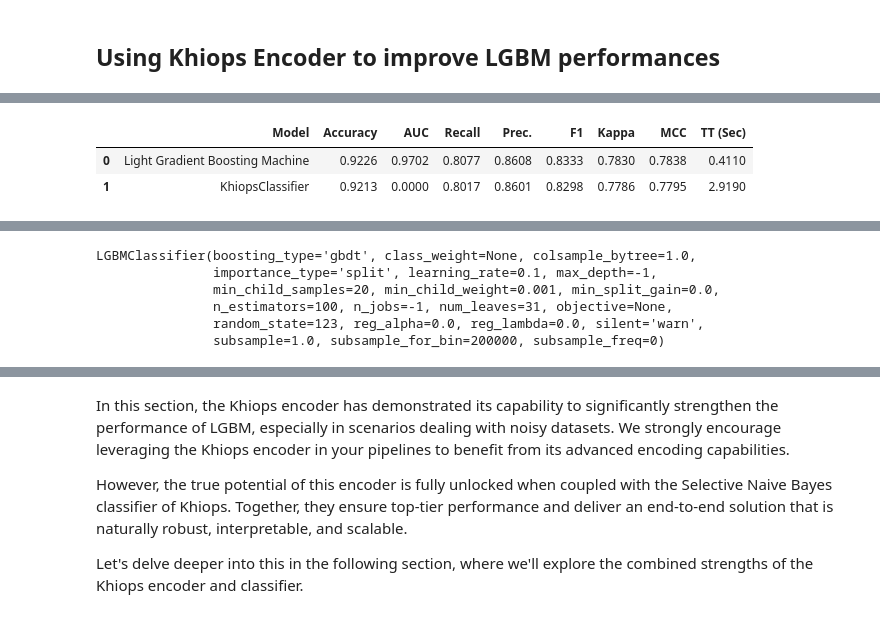
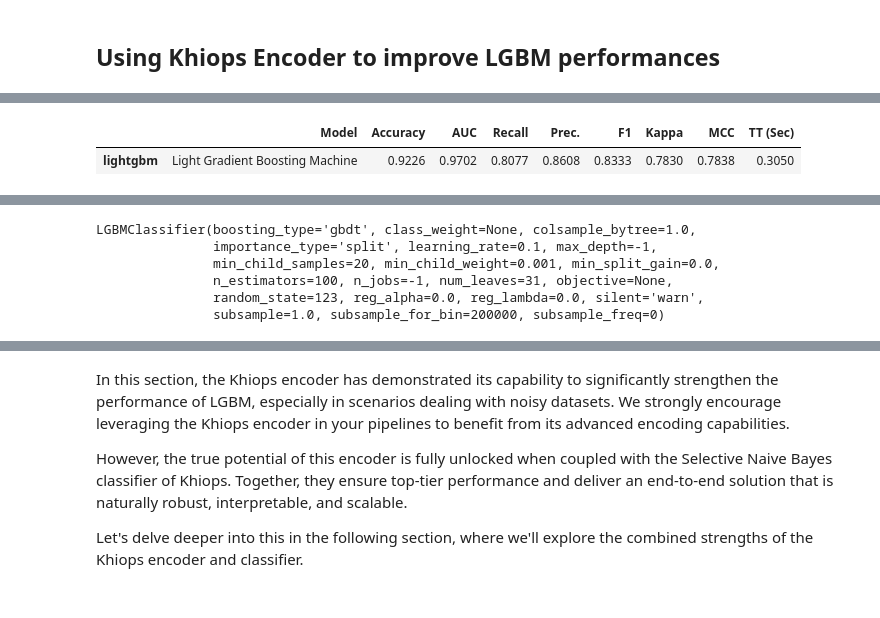
Before and after one commit to KhiopsML/khiops-doc, a Jupyter notebook: docs/advanced/Notebooks/Optimal_Encoding.ipynb, the cells around one changed output, grey strips where cells are left out. Drawn from its saved outputs; the diff is of its cells as text; code cells hidden in the pictures.

```diff
--- a/docs/advanced/Notebooks/Optimal_Encoding.ipynb
+++ b/docs/advanced/Notebooks/Optimal_Encoding.ipynb
@@ -426,12 +426,11 @@ For categorical variables :
 # %%
 # the pyCaret setup for the standard models:
 setup(pd.concat([X_transformed_noisy.reset_index(drop=True), y_train.reset_index(drop=True)], axis=1), target = 'class', session_id=123, verbose=False,preprocess=False)
-compare_models(include=["lightgbm",KhiopsClassifier()])
+compare_models(include=["lightgbm"])
 # %% [output]
 [interactive output not drawn]
 |  | Model | Accuracy | AUC | Recall | Prec. | F1 | Kappa | MCC | TT (Sec) |
-| 0 | Light Gradient Boosting Machine | 0.9226 | 0.9702 | 0.8077 | 0.8608 | 0.8333 | 0.7830 | 0.7838 | 0.4110 |
-| 1 | KhiopsClassifier | 0.9213 | 0.0000 | 0.8017 | 0.8601 | 0.8298 | 0.7786 | 0.7795 | 2.9190 |
+| lightgbm | Light Gradient Boosting Machine | 0.9226 | 0.9702 | 0.8077 | 0.8608 | 0.8333 | 0.7830 | 0.7838 | 0.3050 |
 [interactive output not drawn]
 LGBMClassifier(boosting_type='gbdt', class_weight=None, colsample_bytree=1.0,
                importance_type='split', learning_rate=0.1, max_depth=-1,
```
Also changed, not shown: parts of 13 cells of this notebook, 2 other files.
